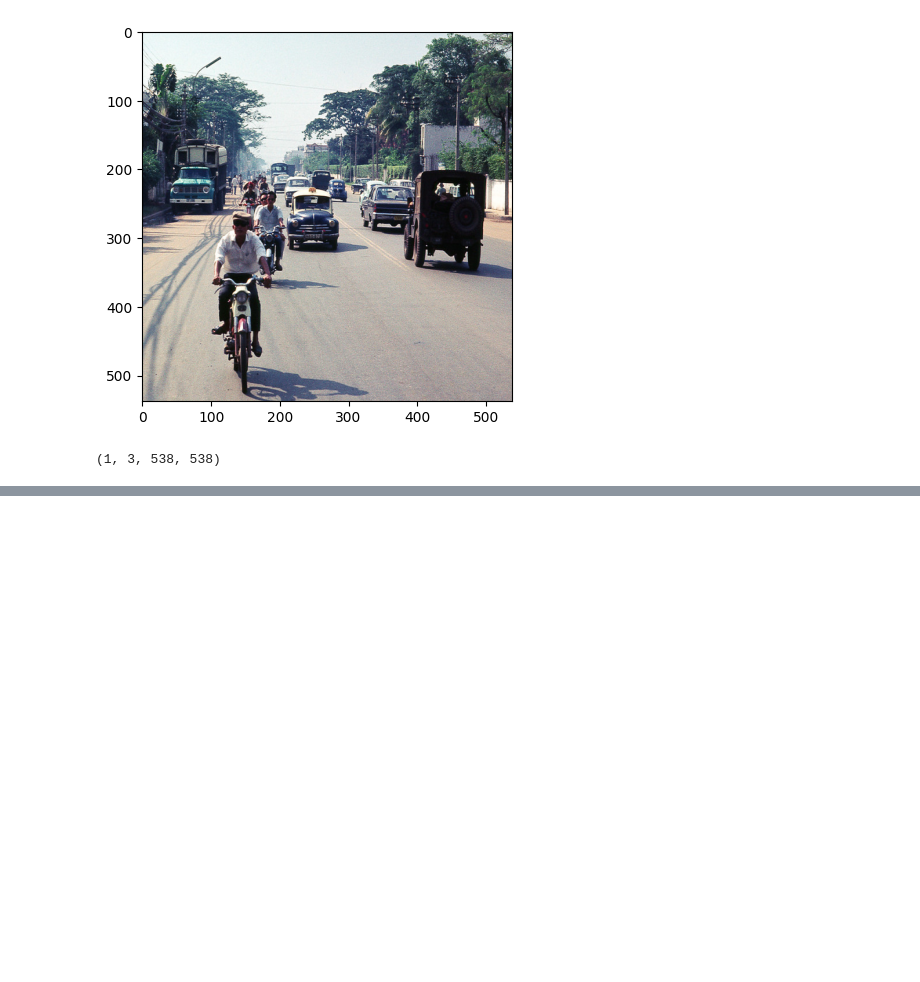
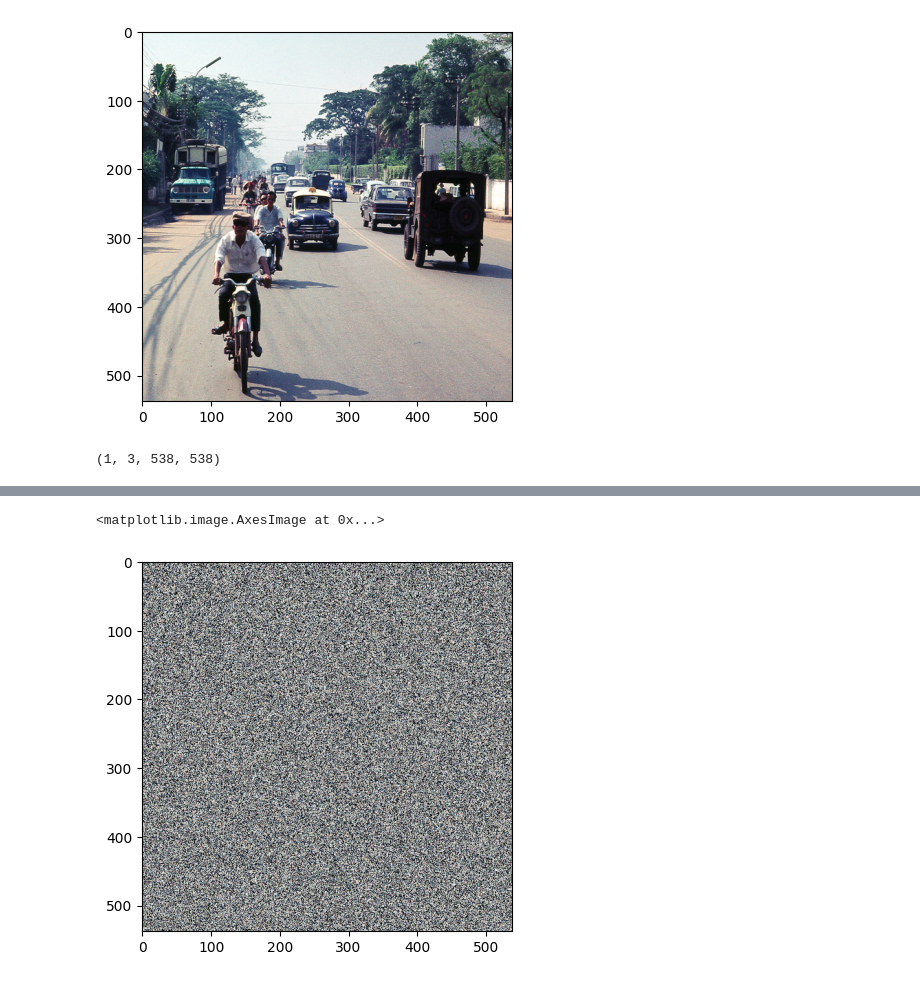
Before and after one commit to Factral/privacy-permutation, a Jupyter notebook: images.ipynb, the cells around one changed output, grey strips where cells are left out. Cells and saved outputs as stored; diff of their text form; code cells hidden in the pictures; blank space fills up the shorter version.

```diff
--- a/images.ipynb
+++ b/images.ipynb
@@ -36,0 +56,6 @@ plt.imsave('1_permuted.png', img_permuted.transpose(1, 2, 0))
+# %%
+ordered = perm.ordenar(imgs.unsqueeze(0)).numpy()
+plt.imshow(ordered.squeeze().transpose(1, 2, 0))
+# %% [output]
+<matplotlib.image.AxesImage at 0x...>
+[figure, added]
```
Also changed, not shown: parts of 4 cells of this notebook, 5 other files.
